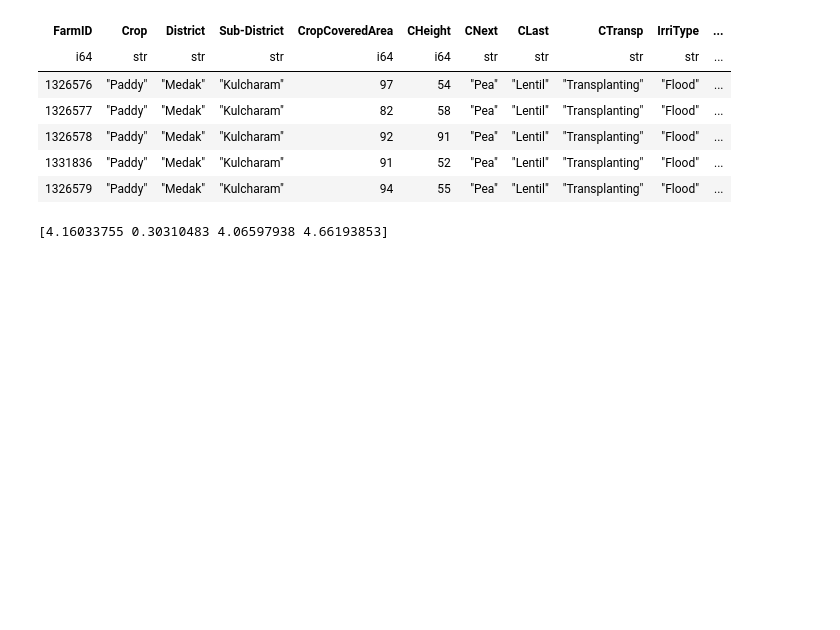
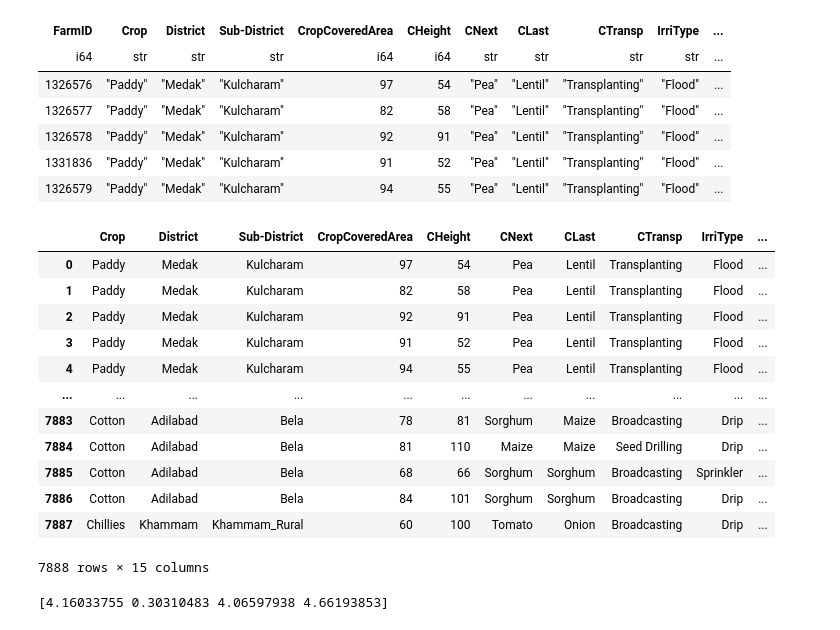
Before and after one commit to Ravikumarchavva/telangana-crop-health, a Jupyter notebook: notebooks/starter.ipynb, the cells around one changed output. Saved outputs shown, nothing was run; the diff lists cells and outputs as text; code cells hidden in the pictures; blank space fills up the shorter version.

```diff
--- a/notebooks/starter.ipynb
+++ b/notebooks/starter.ipynb
@@ -57,6 +57,22 @@ shape: (5, 19)
 # %%
 X = train_data.drop("FarmID", "geometry", 'tif_path', 'Target').to_pandas()
 y = train_data.select("Target").to_pandas()
+# %%
+X
+# %% [output]
+|  | Crop | District | Sub-District | CropCoveredArea | CHeight | CNext | CLast | CTransp | IrriType | ... |
+| 0 | Paddy | Medak | Kulcharam | 97 | 54 | Pea | Lentil | Transplanting | Flood | ... |
+| 1 | Paddy | Medak | Kulcharam | 82 | 58 | Pea | Lentil | Transplanting | Flood | ... |
+| 2 | Paddy | Medak | Kulcharam | 92 | 91 | Pea | Lentil | Transplanting | Flood | ... |
+| 3 | Paddy | Medak | Kulcharam | 91 | 52 | Pea | Lentil | Transplanting | Flood | ... |
+| 4 | Paddy | Medak | Kulcharam | 94 | 55 | Pea | Lentil | Transplanting | Flood | ... |
+| ... | ... | ... | ... | ... | ... | ... | ... | ... | ... | ... |
+| 7883 | Cotton | Adilabad | Bela | 78 | 81 | Sorghum | Maize | Broadcasting | Drip | ... |
+| 7884 | Cotton | Adilabad | Bela | 81 | 110 | Maize | Maize | Seed Drilling | Drip | ... |
+| 7885 | Cotton | Adilabad | Bela | 68 | 66 | Sorghum | Sorghum | Broadcasting | Sprinkler | ... |
+| 7886 | Cotton | Adilabad | Bela | 84 | 101 | Sorghum | Sorghum | Broadcasting | Drip | ... |
+| 7887 | Chillies | Khammam | Khammam_Rural | 60 | 100 | Tomato | Onion | Broadcasting | Drip | ... |
+7888 rows × 15 columns
 # %%
 from sklearn.model_selection import train_test_split
 from sklearn.compose import ColumnTransformer
```
Also changed, not shown: 9 other files.
